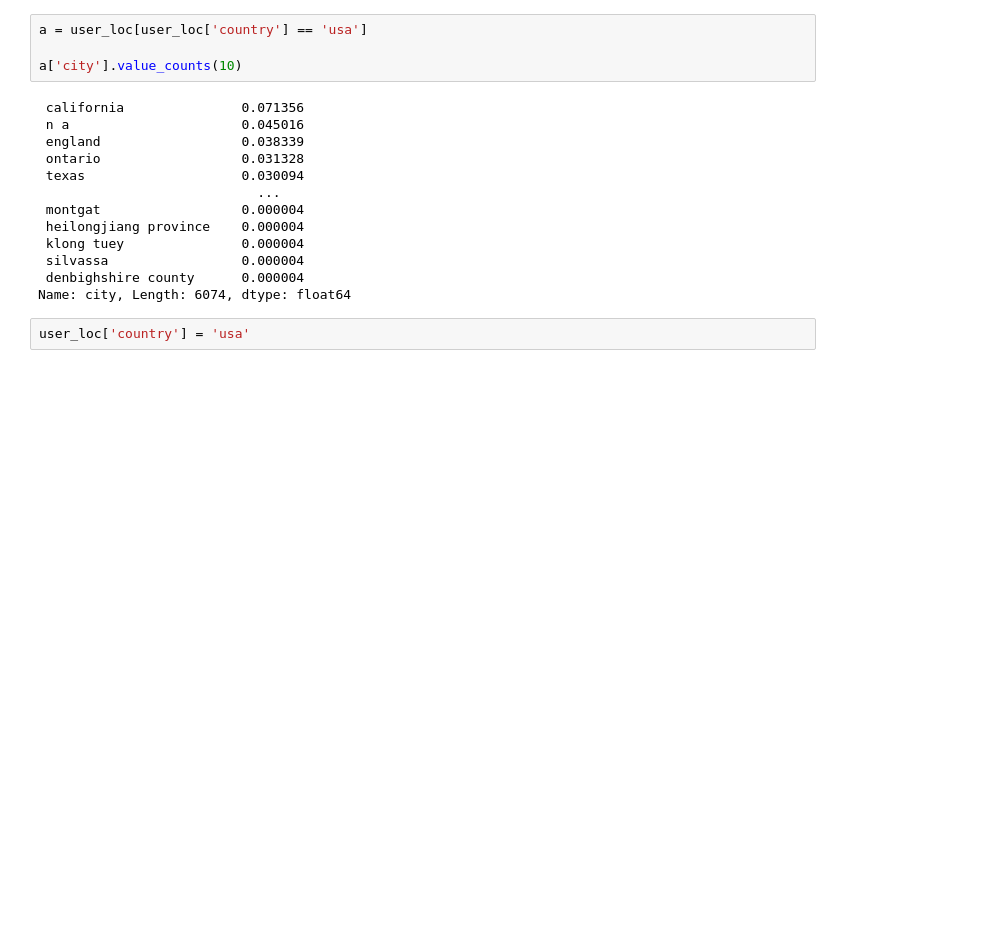
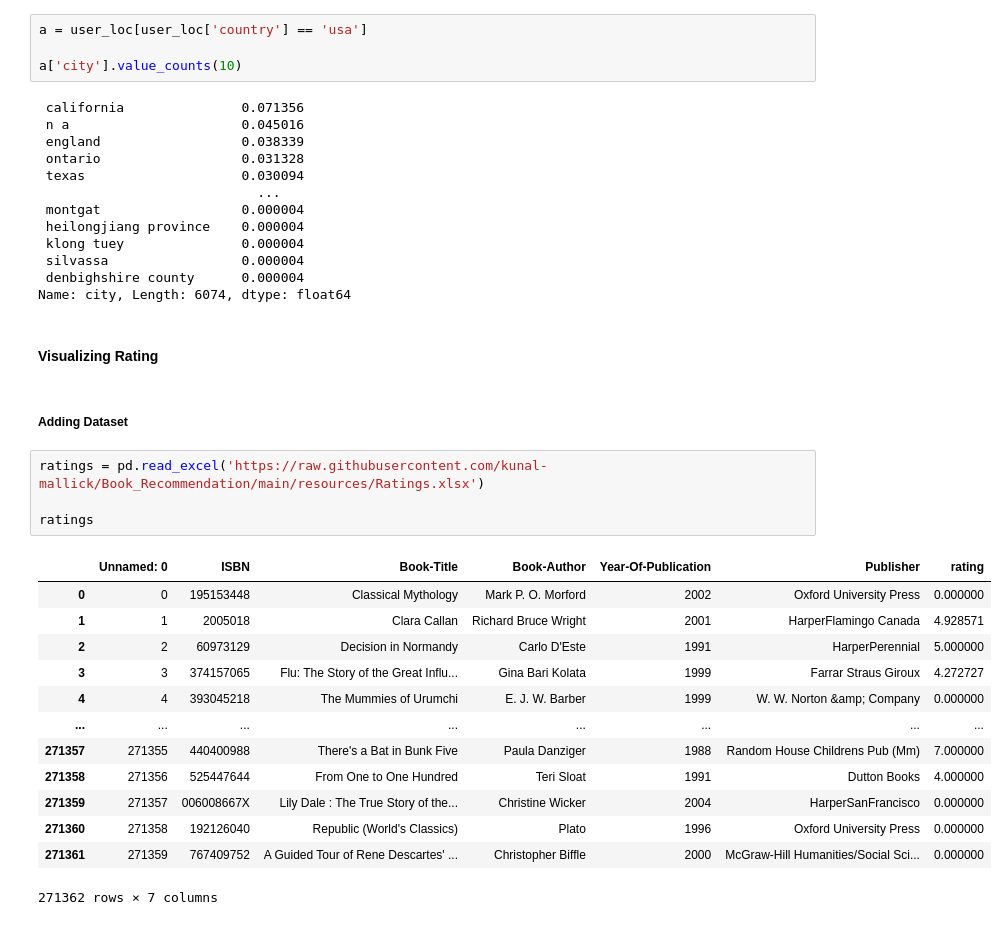
Before and after one commit to kunal-mallick/Book_Recommendation, a Jupyter notebook: Data Preprocessing & EDA/EDA.ipynb, the cells around one changed output. Drawn from its saved outputs; the diff is of its cells as text; blank space fills up the shorter version.

```diff
--- a/Data Preprocessing & EDA/EDA.ipynb
+++ b/Data Preprocessing & EDA/EDA.ipynb
@@ -354,5 +348,25 @@ a['city'].value_counts(10)
  silvassa                 0.000004
  denbighshire county      0.000004
 Name: city, Length: 6074, dtype: float64
-# %%
-user_loc['country'] = 'usa'
+# %% [markdown]
+#### Visualizing Rating
+# %% [markdown]
+##### Adding Dataset
+# %%
+ratings = pd.read_excel('https://raw.githubusercontent.com/kunal-mallick/Book_Recommendation/main/resources/Ratings.xlsx')
+
+ratings
+# %% [output]
+|  | Unnamed: 0 | ISBN | Book-Title | Book-Author | Year-Of-Publication | Publisher | rating |
+| 0 | 0 | 195153448 | Classical Mythology | Mark P. O. Morford | 2002 | Oxford University Press | 0.000000 |
+| 1 | 1 | 2005018 | Clara Callan | Richard Bruce Wright | 2001 | HarperFlamingo Canada | 4.928571 |
+| 2 | 2 | 60973129 | Decision in Normandy | Carlo D'Este | 1991 | HarperPerennial | 5.000000 |
+| 3 | 3 | 374157065 | Flu: The Story of the Great Influ... | Gina Bari Kolata | 1999 | Farrar Straus Giroux | 4.272727 |
+| 4 | 4 | 393045218 | The Mummies of Urumchi | E. J. W. Barber | 1999 | W. W. Norton &amp; Company | 0.000000 |
+| ... | ... | ... | ... | ... | ... | ... | ... |
+| 271357 | 271355 | 440400988 | There's a Bat in Bunk Five | Paula Danziger | 1988 | Random House Childrens Pub (Mm) | 7.000000 |
+| 271358 | 271356 | 525447644 | From One to One Hundred | Teri Sloat | 1991 | Dutton Books | 4.000000 |
+| 271359 | 271357 | 006008667X | Lily Dale : The True Story of the... | Christine Wicker | 2004 | HarperSanFrancisco | 0.000000 |
+| 271360 | 271358 | 192126040 | Republic (World's Classics) | Plato | 1996 | Oxford University Press | 0.000000 |
+| 271361 | 271359 | 767409752 | A Guided Tour of Rene Descartes' ... | Christopher Biffle | 2000 | McGraw-Hill Humanities/Social Sci... | 0.000000 |
+271362 rows × 7 columns
```
Also changed, not shown: parts of 21 cells of this notebook.
